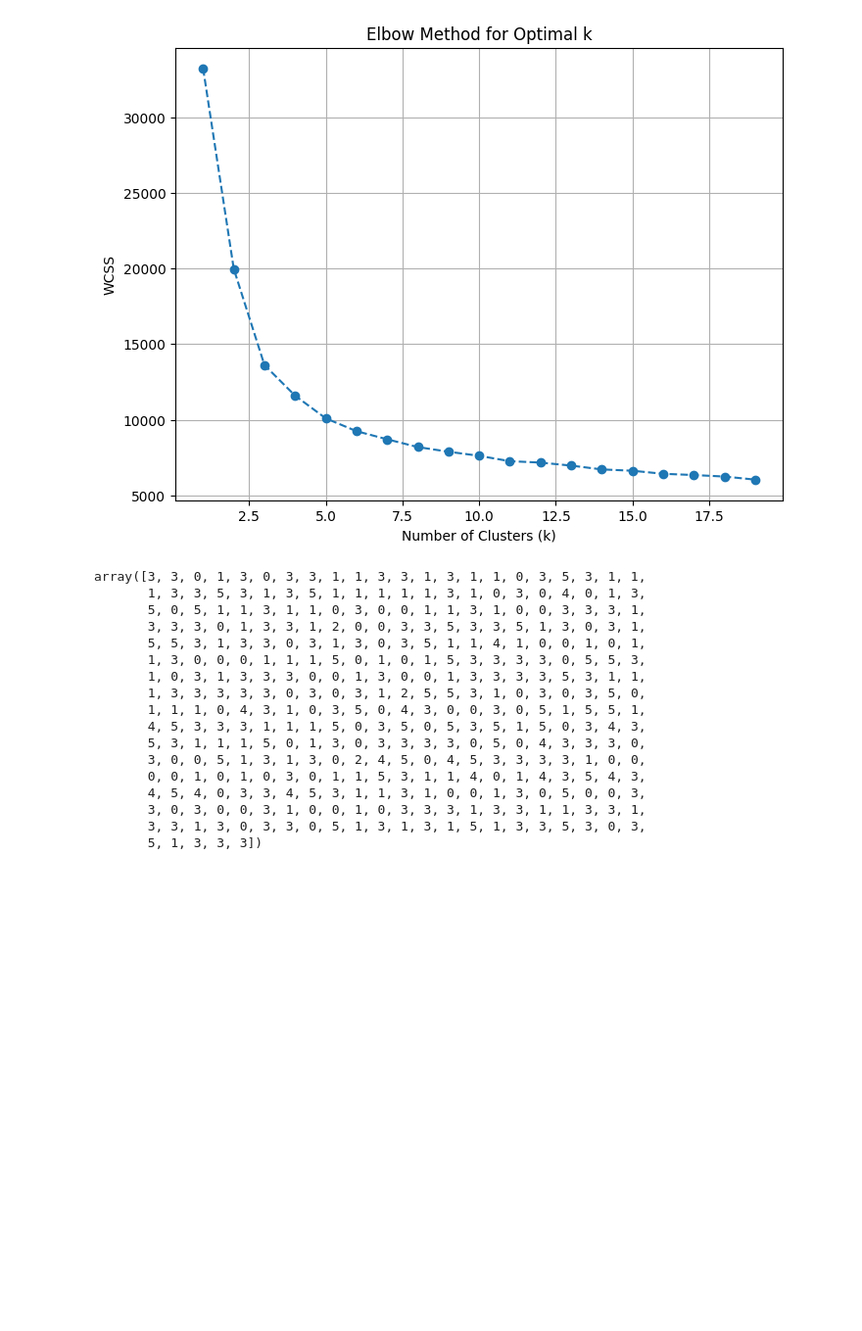
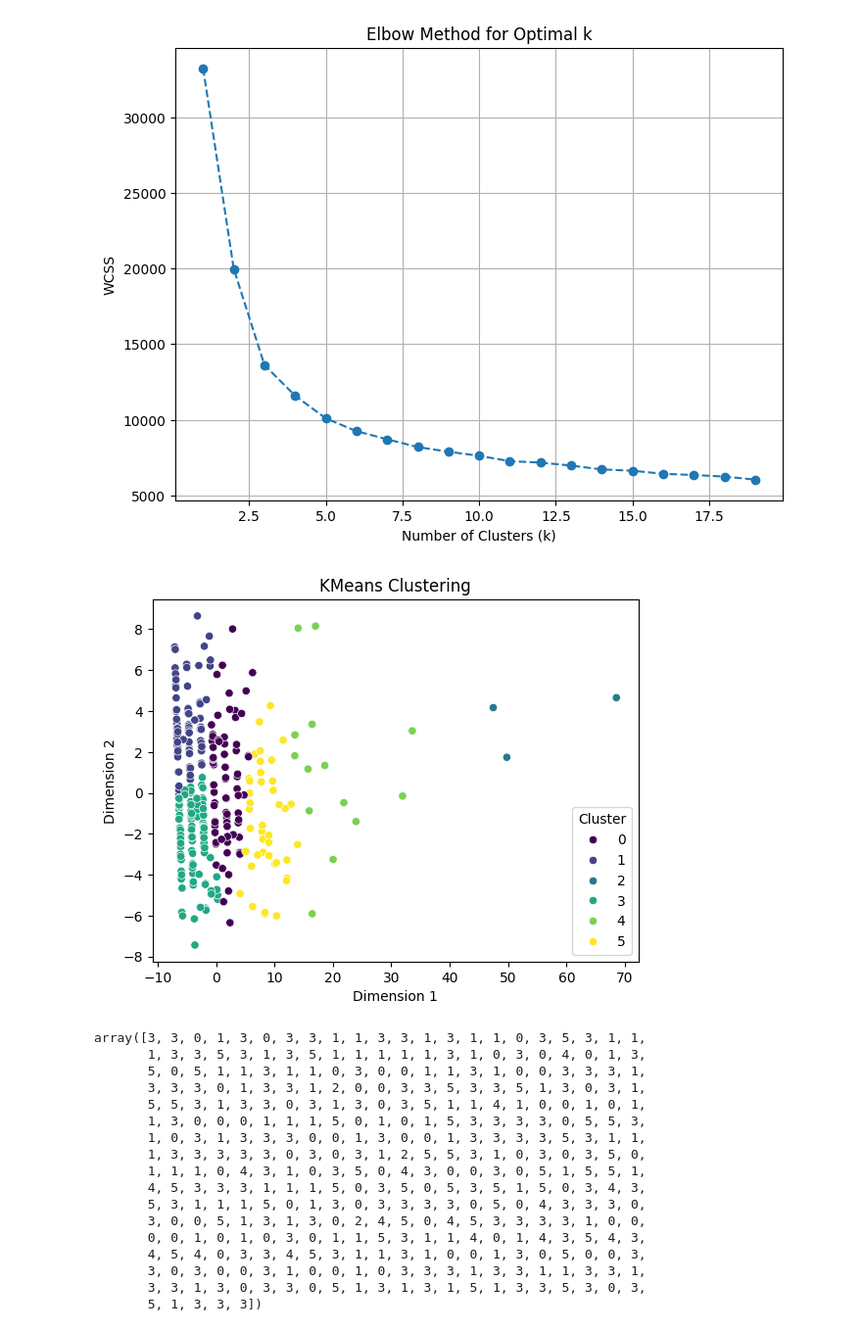
Before and after one commit to hamzaf96/Improvability_Score, a Jupyter notebook: code/notebooks/exploration.ipynb, the cells around one changed output. Shown: that part at 98% size. Cells and saved outputs as stored; diff of their text form; code cells hidden in the pictures; blank space fills up the shorter version.

```diff
--- a/code/notebooks/exploration.ipynb
+++ b/code/notebooks/exploration.ipynb
@@ -154,8 +250,25 @@ plt.show()
 optimal_k = 6  # Replace with the value you determined
 kmeans = KMeans(n_clusters=optimal_k, init='k-means++', max_iter=300, n_init=10, random_state=0)
 kmeans.fit(df.iloc[:,3:])
+cluster_assignments = kmeans.predict(df.iloc[:,3:])
 labels = kmeans.labels_
 centroids = kmeans.cluster_centers_
+# %%
+from sklearn.decomposition import PCA
+
+# Perform PCA to reduce data to 2 dimensions
+pca = PCA(n_components=2)
+reduced_data = pca.fit_transform(df.iloc[:,3:])
+# %%
+# Create a DataFrame for the reduced data
+df = pd.DataFrame({'Dimension 1': reduced_data[:, 0], 'Dimension 2': reduced_data[:, 1], 'Cluster': cluster_assignments})
+
+# Scatter plot with labels
+sns.scatterplot(x='Dimension 1', y='Dimension 2', hue='Cluster', data=df, palette='viridis')
+plt.title('KMeans Clustering')
+plt.show()
+# %% [output]
+[figure, added]
 # %%
 labels
 # %% [output]
```
Also changed, not shown: parts of 5 cells of this notebook.
